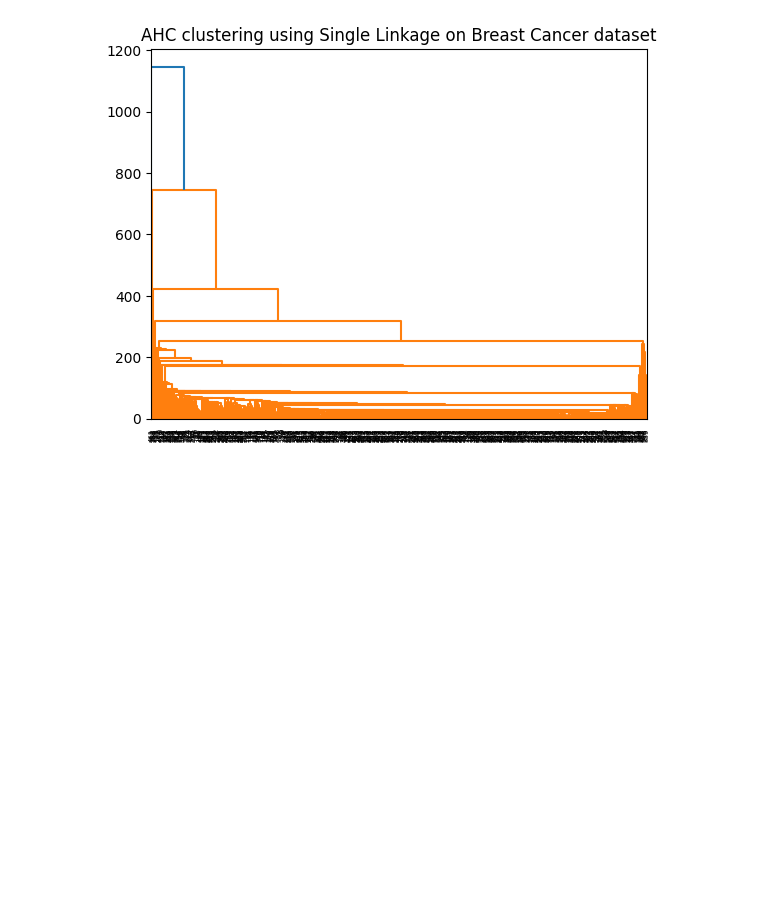
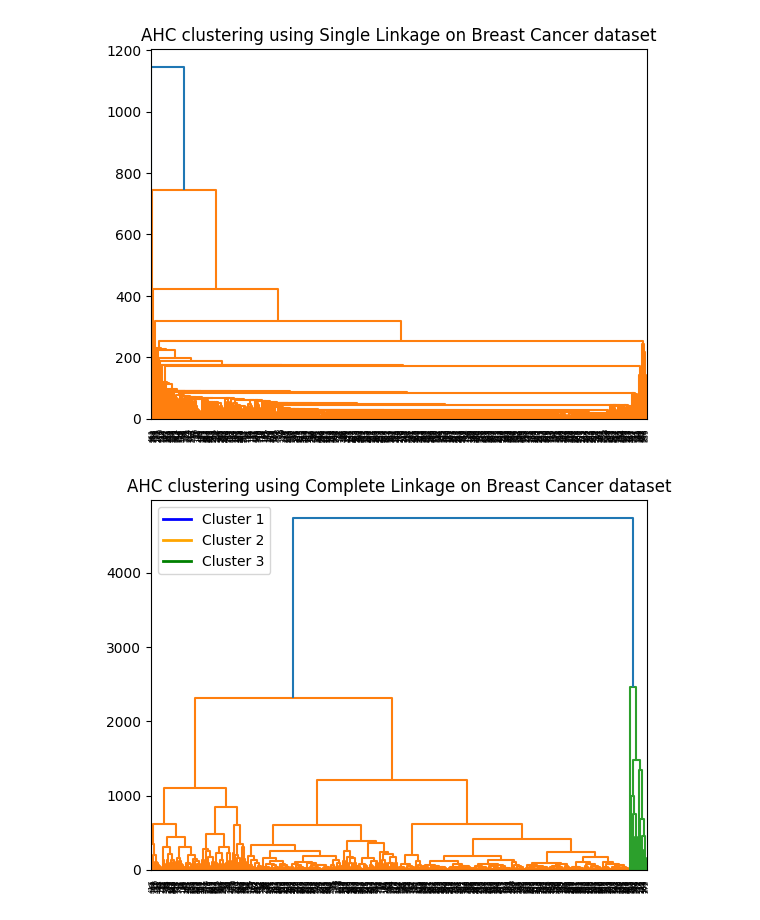
Before and after one commit to Tonguesten36/machine-learning-two, a Jupyter notebook: labwork2/AHC.ipynb, the cells around one changed output. Drawn from its saved outputs; the diff is of its cells as text; code cells hidden in the pictures; blank space fills up the shorter version.

Commit message:
Added legends to the plot

```diff
--- a/labwork2/AHC.ipynb
+++ b/labwork2/AHC.ipynb
@@ -125,17 +126,25 @@ plt.show()
 # %% [output]
 [figure]
 # %%
+from matplotlib.lines import Line2D
+
 #Delete the existing png file if it exists
 if os.path.exists("AHC_brst_complete.png"):
     os.remove("AHC_brst_complete.png")
 
 #AHC clustering using Complete Linkage on Breast Cancer dataset
 D = linkage(X_brst, 'complete')
 
 # Plot the dendrogram for the Complete linkage
 dendrogram(D)
 
 #Save the plot as a png file
+legend_elements = [Line2D([0], [0], color='b', lw=2, label='Cluster 1'),
+                   Line2D([0], [0], color='orange', lw=2, label='Cluster 2'),
+                   Line2D([0], [0], color='g', lw=2, label='Cluster 3')]
+plt.legend(handles=legend_elements, loc='upper left')
 plt.savefig('AHC_brst_complete.png')
 plt.title("AHC clustering using Complete Linkage on Breast Cancer dataset")
 plt.show()
+# %% [output]
+[figure, added]
```
Also changed, not shown: parts of 4 cells of this notebook, 1 other file.
